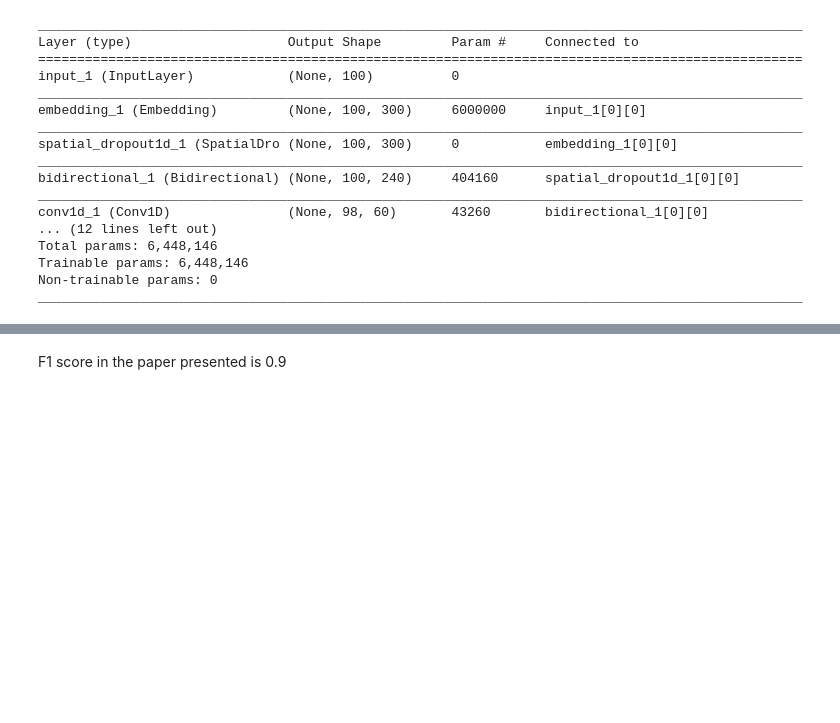
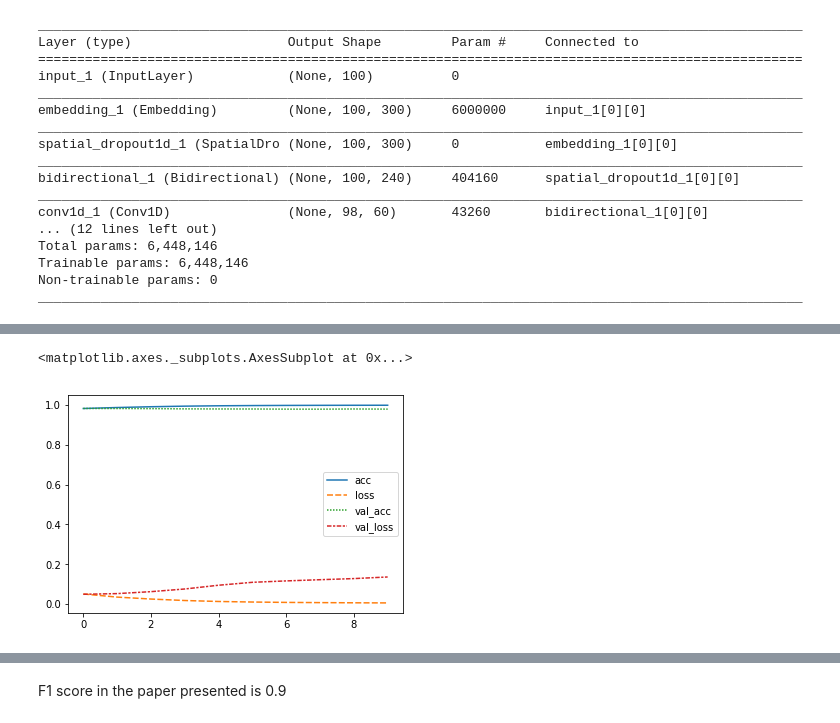
Before and after one commit to Kirupakaran/Toxic-comments-classification, a Jupyter notebook: Toxic comments - lstm - fasttext.ipynb, the cells around one changed output, grey strips where cells are left out. Cells and saved outputs as stored; diff of their text form; code cells hidden in the pictures; blank space fills up the shorter version.

Commit message:
Add k-fold cross validation

```diff
--- a/Toxic comments - lstm - fasttext.ipynb
+++ b/Toxic comments - lstm - fasttext.ipynb
@@ -186,7 +188,7 @@ def text_to_words(text):
     stemmer = SnowballStemmer('english')
     stemmed_words = [stemmer.stem(word) for word in text]
 
-    return text
+    return stemmed_words
 
 comments = []
 for text in list_sentences_train:
@@ -303,0 +306,8 @@ Epoch 2/2
+# %%
+batch_size = 32
+epochs = 2
+kfold = KFold(n_splits= 10, shuffle=True)
+histories = []
+for train, test in kfold.split(X_t):
+    history = model.fit(X_t[train], y[train], batch_size=batch_size, epochs=epochs, validation_split=0.2)
+    histories.append(history)
@@ -303,0 +332,6 @@ Epoch 2/2
+# %%
+from functools import reduce
+history_data = [h.history for h in histories]
+for h in history_data:
+    for key, value in h.items():
+        h[key] = reduce(lambda x, y: (x + y) / 2, value)
@@ -303,0 +350,6 @@ Epoch 2/2
+# %%
+history_df = pd.DataFrame(history_data)
+sns.lineplot(data=history_df)
+# %% [output]
+<matplotlib.axes._subplots.AxesSubplot at 0x...>
+[figure, added]
```
Also changed, not shown: parts of 12 cells of this notebook, 1 other file.
